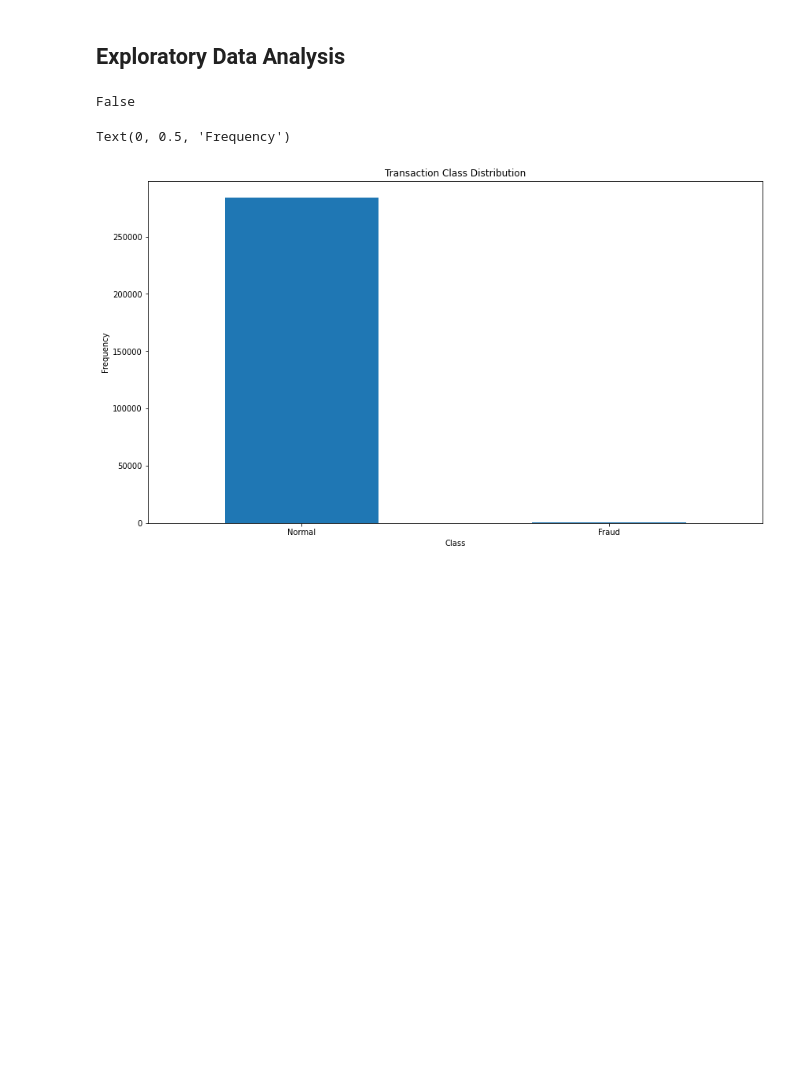
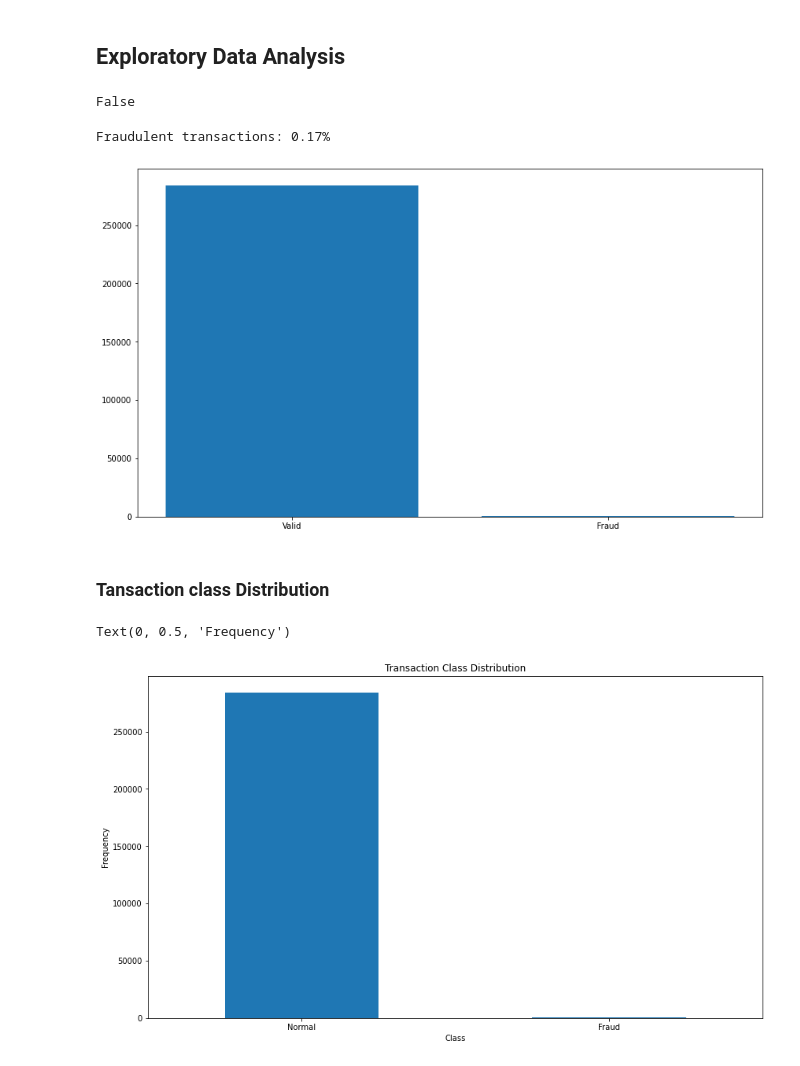
Before and after one commit to Dhruvilshah00/Credit_card_fraud_detection, a Jupyter notebook: Credit_Card_Fraud_Detection.ipynb, the cells around one changed output. Drawn from its saved outputs; the diff is of its cells as text; code cells hidden in the pictures; blank space fills up the shorter version.

```diff
--- a/Credit_Card_Fraud_Detection.ipynb
+++ b/Credit_Card_Fraud_Detection.ipynb
@@ -67,6 +73,17 @@ memory usage: 67.4 MB
 data.isnull().values.any()
 # %% [output]
 False
+# %%
+plt.bar(['Valid','Fraud'],list(data['Class'].value_counts()))
+print("Fraudulent transactions: ", end='')
+frauds= data['Class'].value_counts()[1]/sum(data['Class'].value_counts())
+print(round(frauds*100,2), end='%')
+plt.show()
+# %% [output]
+Fraudulent transactions: 0.17%
+[figure, added]
+# %% [markdown]
+### Tansaction class Distribution
 # %%
 count_classes = pd.value_counts(data['Class'], sort = True)
 
```
Also changed, not shown: parts of 14 cells of this notebook.
